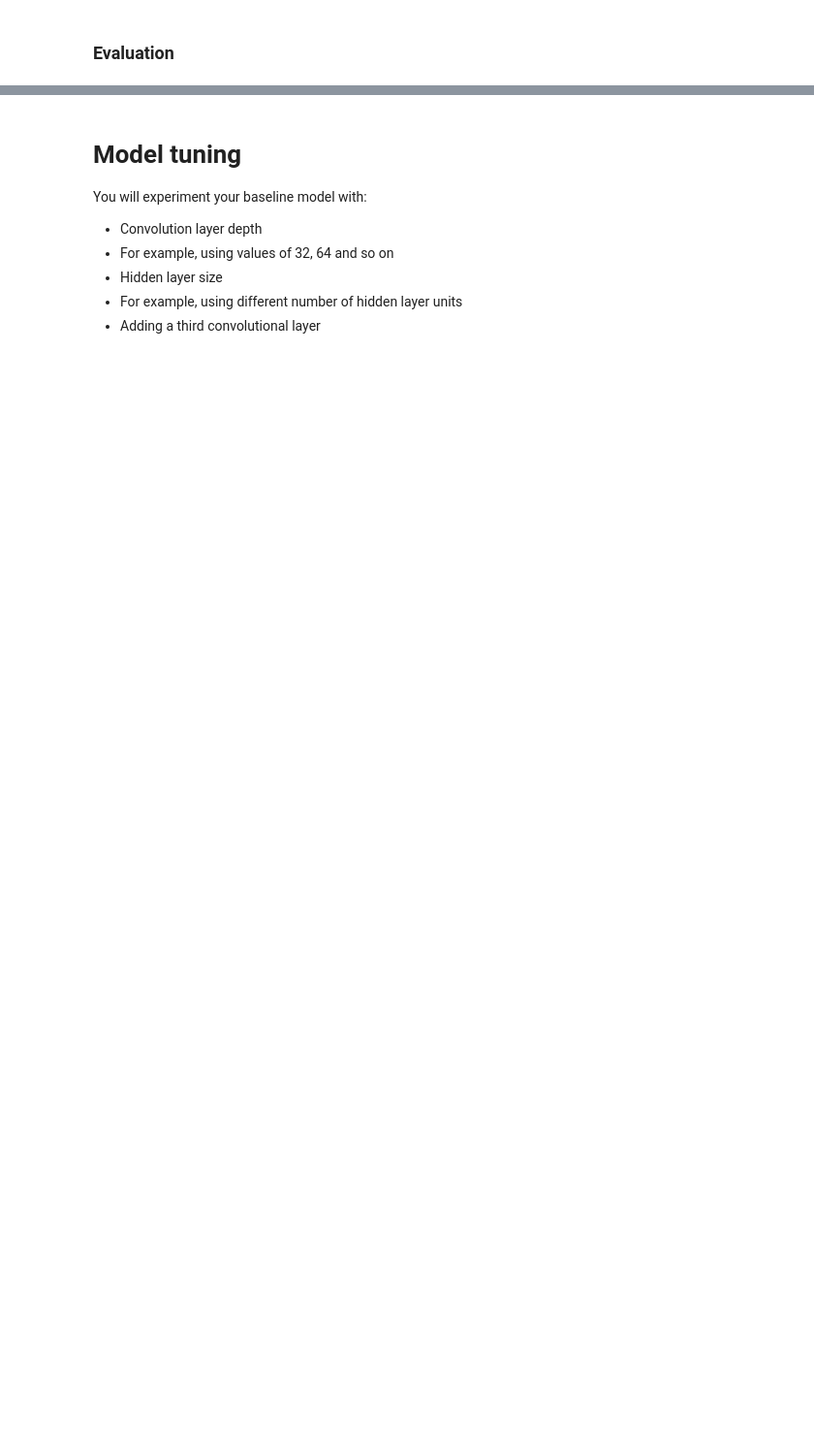
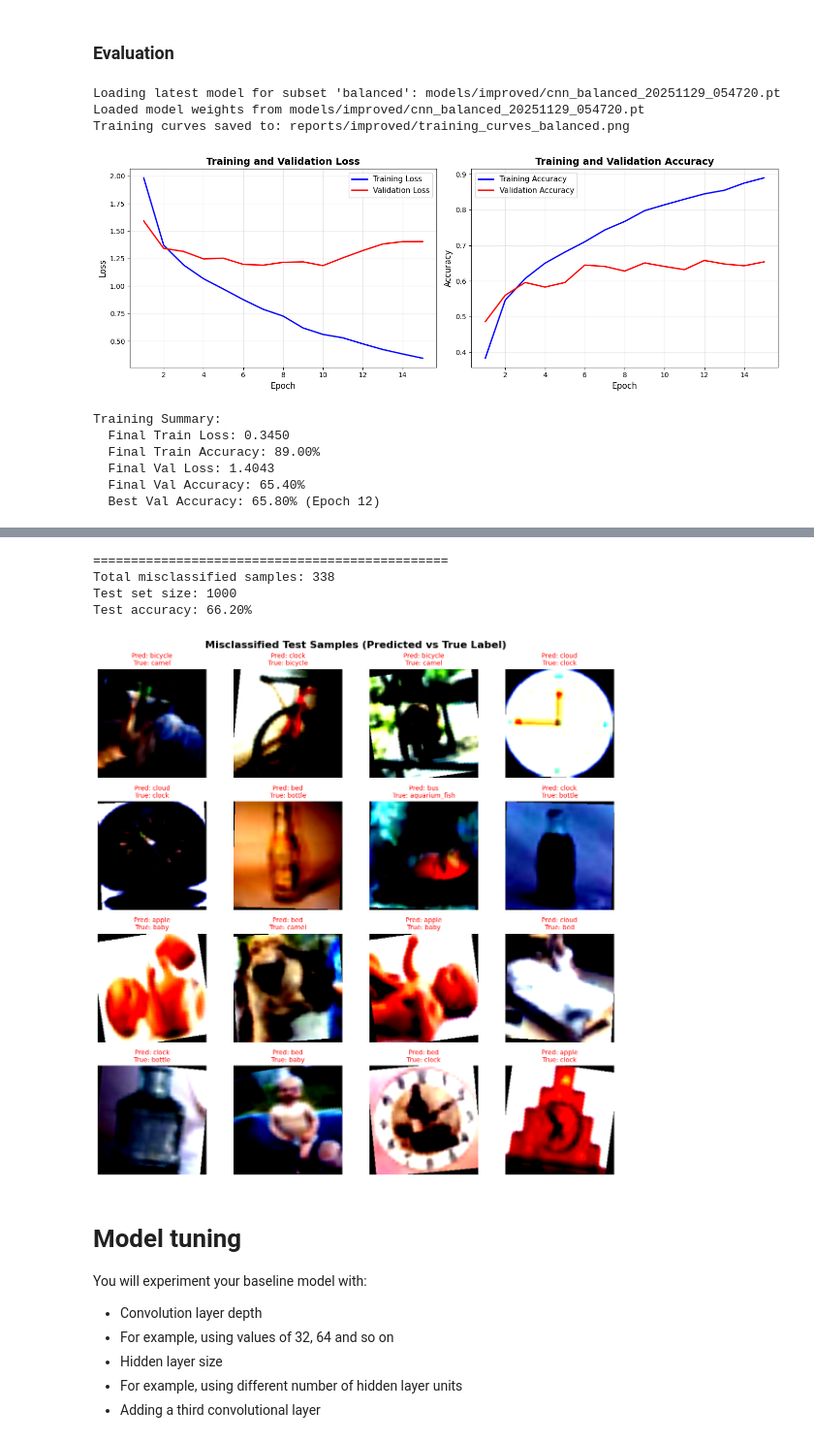
Before and after one commit to TaillessSheep/ARIN-5101-Project, a Jupyter notebook: project.ipynb, the cells around one changed output, grey strips where cells are left out. Shown at 97% size. Saved outputs shown, nothing was run; the diff lists cells and outputs as text; code cells hidden in the pictures; blank space fills up the shorter version.

```diff
--- a/project.ipynb
+++ b/project.ipynb
@@ -457,7 +459,7 @@ def train_val_model(model, train_loader, val_loader, config, device):
     start = time.time()
     # Setup loss and optimizer
     loss_fn = nn.CrossEntropyLoss()
-    optimizer = torch.optim.Adam(model.parameters(), lr=config['learning_rate'])
+    optimizer = torch.optim.Adam(model.parameters(), lr=config['learning_rate'], weight_decay=1e-4)
 
     # Training history
     history = {
@@ -553,7 +555,7 @@ def save_model(history, model_dir, model):
     # Create model directory
     model_folder = model_dir / model_name
     if not model_folder.exists():
-        model_folder.mkdir(parents=True)
+        model_folder.mkdir(parents=True, exist_ok=True)
 
     # Save the model
     subset_name = config['subset_choice']
@@ -568,8 +570,8 @@ def save_model(history, model_dir, model):
 
     # Create report directory
     log_folder = reports_dir / model_name
-    if not log_folder.exists():
-        log_folder.mkdir(parents=True)
+    log_folder.mkdir(parents=True, exist_ok=True)
+
 
     # Save training log
     log_path = log_folder / f'train_log_{subset_name}.csv'
@@ -1019,11 +1090,11 @@ test_loop_with_misclass(base_model, test_loader, cifar100_test)
 # %%
 class ImprovedCnn(StandardizedCnn):
     config = {
-        'name': 'improvedWTuning',
+        'name': 'improved',
         'input_shape': (3, 224, 224),
         'num_classes': 10,
-        'convLayerDepths': [64, 64],
-        'linearLayerSize': 256,
+        'convLayerDepths': [32, 64],
+        'linearLayerSize': 128,
         'dropout': 0.2
     }
     def __init__(self):
@@ -1039,7 +1131,10 @@ print_model_summary(improved_model)
 improved_transform_rand_flip = transforms.Compose([
     transforms.Resize((224, 224)),
     transforms.ToTensor(),
-    transforms.RandomHorizontalFlip(p=0.5)
+    transforms.RandomHorizontalFlip(p=0.5),
+    transforms.RandomCrop(224, padding=4),
+    transforms.RandomRotation(degrees=10),
+    transforms.Normalize(mean=[0.5071, 0.4867, 0.4408], std=[0.2675, 0.2565, 0.2761])
 ])
 
 improved_batch_size = 32  # Change the batch size from 128 -> 32
@@ -1055,8 +1168,33 @@ history_df = train(config, model_dir, improved_model, device, reports_dir, train
 # %% [markdown]
 ### Evaluation
 # %%
+# Recreate the improved model with the correct architecture (fixes dimension mismatch)
+improved_model = ImprovedCnn().to(device)
+
+# Try to load the saved weights if they exist (may fail if architecture changed)
+subset_name = config['subset_choice']
+model_to_load = find_existing_model_to_load(model_dir, subset_name, improved_model.name)
+if model_to_load:
+    try:
+        improved_model.load_state_dict(torch.load(model_to_load, map_location=device, weights_only=False))
+        print(f"Loaded model weights from {model_to_load}")
+    except Exception as e:
+        print(f"Warning: Could not load model weights (architecture mismatch): {e}")
+        print("Using newly initialized model instead.")
+
 # Plot and print the loss and accuracy
 training_report_plot(history_df, improved_model.name)
 
 # Run the testing loop on the improved model
 test_loop_with_misclass(improved_model, test_loader, cifar100_test)
+# %% [output]
+Loading latest model for subset 'balanced': models/improved/cnn_balanced_20251129_054720.pt
+Loaded model weights from models/improved/cnn_balanced_20251129_054720.pt
+Training curves saved to: reports/improved/training_curves_balanced.png
+[figure, added]
+Training Summary:
+  Final Train Loss: 0.3450
+  Final Train Accuracy: 89.00%
+  Final Val Loss: 1.4043
+  Final Val Accuracy: 65.40%
+  Best Val Accuracy: 65.80% (Epoch 12)
@@ -1063,3 +1217,8 @@ test_loop_with_misclass(improved_model, test_loader, cifar100_test)
+===============================================
+Total misclassified samples: 338
+Test set size: 1000
+Test accuracy: 66.20%
+[figure, added]
 # %% [markdown]
 # Model tuning
 You will experiment your baseline model with:
```
Also changed, not shown: parts of 28 cells of this notebook, 1 other file.
